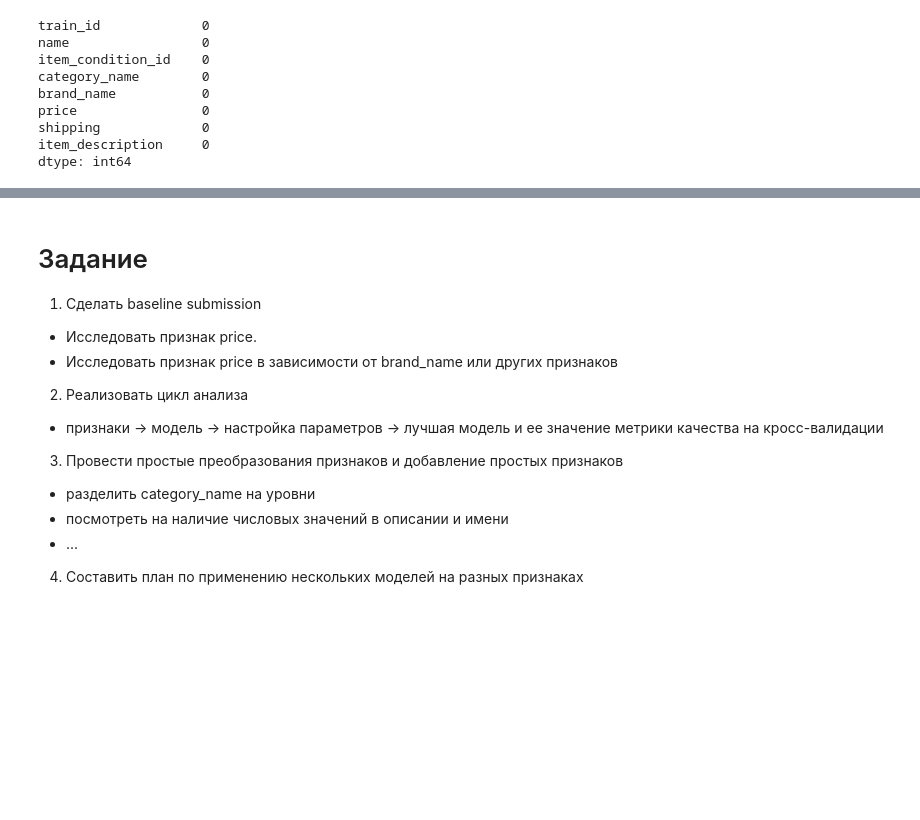
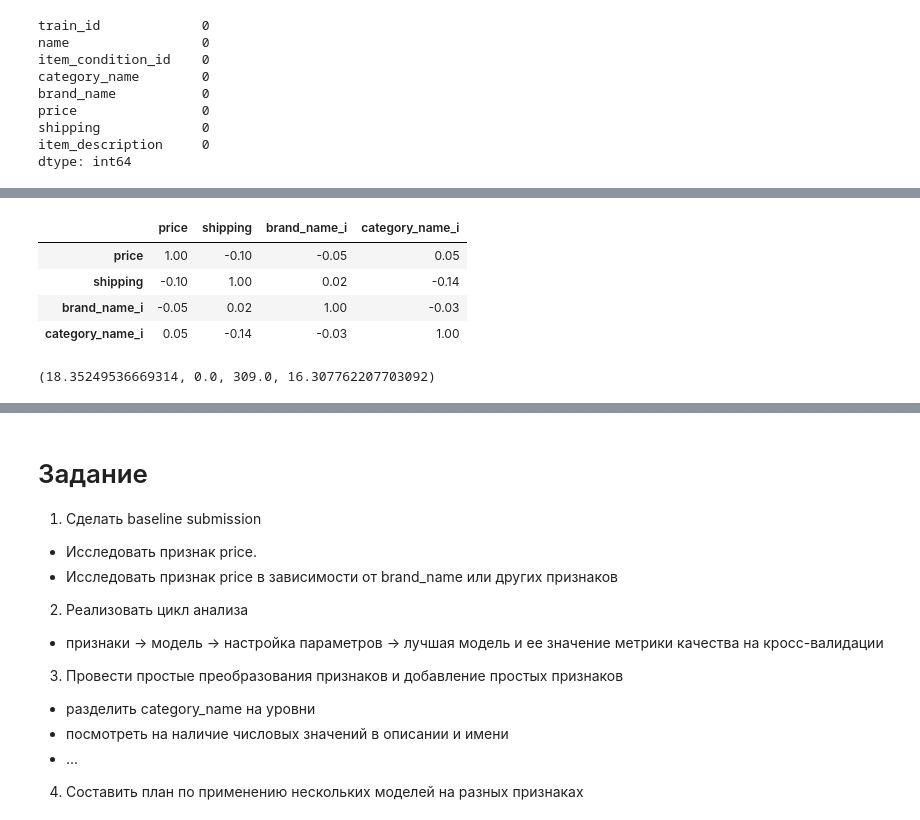
Before and after one commit to Albinamkh21/ds_hw, a Jupyter notebook: homework6-boosting.ipynb, the cells around one changed output, grey strips where cells are left out. Cells and saved outputs as stored; diff of their text form; code cells hidden in the pictures; blank space fills up the shorter version.

Commit message:
Boosting corr add

```diff
--- a/homework6-boosting.ipynb
+++ b/homework6-boosting.ipynb
@@ -290,0 +269,8 @@ MSE: 976.35%
+# %%
+df[df.columns[5:10]].corr()
+# %% [output]
+|  | price | shipping | brand_name_i | category_name_i |
+| price | 1.00 | -0.10 | -0.05 | 0.05 |
+| shipping | -0.10 | 1.00 | 0.02 | -0.14 |
+| brand_name_i | -0.05 | 0.02 | 1.00 | -0.03 |
+| category_name_i | 0.05 | -0.14 | -0.03 | 1.00 |
@@ -290,0 +279,4 @@ MSE: 976.35%
+# %%
+df_t['price'].mean(), df_t['price'].min(), df_t['price'].max(), df_t['price'].std()
+# %% [output]
+(18.35249536669314, 0.0, 309.0, 16.307762207703092)
```
Also changed, not shown: parts of 41 cells of this notebook.
